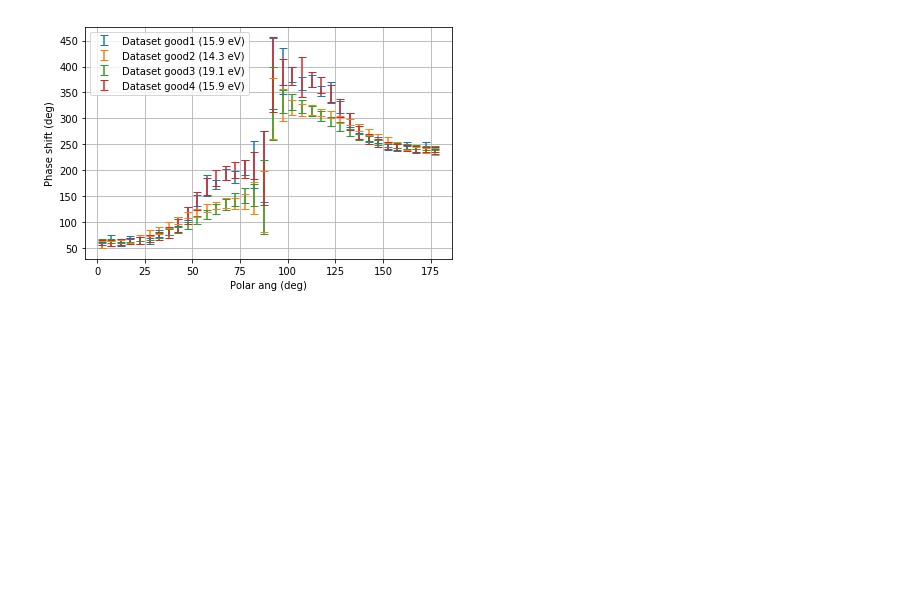
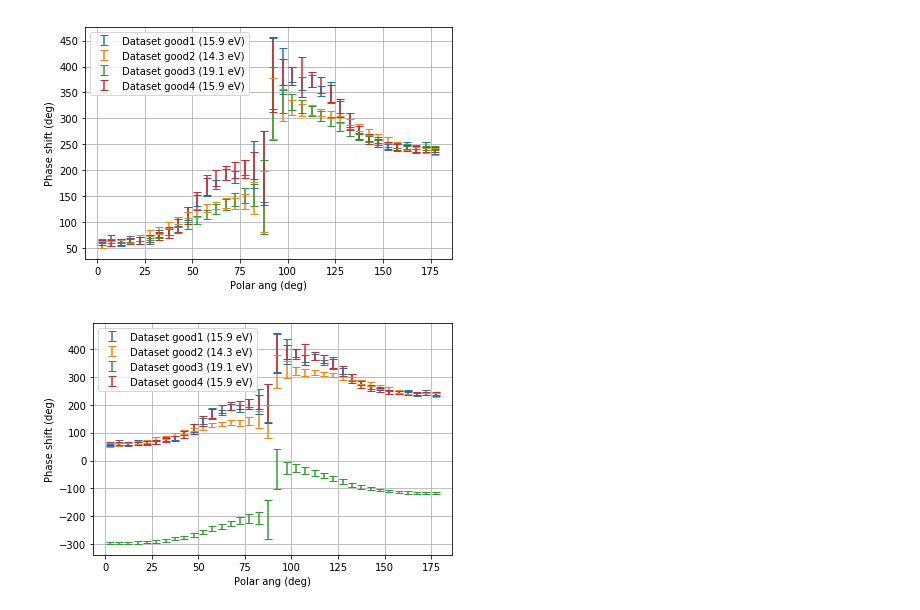
Before and after one commit to DaehyunPY/FERMI20144077, a Jupyter notebook: Notebooks/Ne phase shift diffs - Measured.ipynb, the cells around one changed output. Cells and saved outputs as stored; diff of their text form; code cells hidden in the pictures; blank space fills up the shorter version.

```diff
--- a/Notebooks/Ne phase shift diffs - Measured.ipynb
+++ b/Notebooks/Ne phase shift diffs - Measured.ipynb
@@ -86,6 +86,42 @@ plt.tight_layout()
 plt.show()
 # %% [output]
 [figure]
+# %%
+data = (
+    pd
+    .read_excel("Data/Ne phase shift diffs.xlsx", sheet_name="Measured")
+    .set_index(["Dataset", "Polar ang fr (deg)"], drop=False)
+    .rename(columns={"Unwrapped (rad)": "Phase shift (rad)",
+                     "Phase shift diff err (rad)": "Phase shift err (rad)"})
+)
+data.head()
+
+
+colors = [
+    '#1f77b4', '#ff7f0e', '#2ca02c', '#d62728', '#9467bd',
+    '#8c564b', '#e377c2', '#7f7f7f', '#bcbd22', '#17becf',
+]
+
+plt.figure()
+plt.xlabel("Polar ang (deg)")
+plt.ylabel("Phase shift (deg)")
+for k, c in zip(["good1", "good2", "good3", "good4"], colors):
+    sliced = data.loc[k, :]
+    dx = sliced.index[1] - sliced.index[0]
+    plt.errorbar(
+        (sliced["Polar ang fr (deg)"] + sliced["Polar ang to (deg)"]) / 2,
+        sliced["Phase shift (rad)"] / np.pi * 180,
+        sliced["Phase shift err (rad)"] / np.pi * 180,
+        capsize=4,
+        fmt=" ",
+        label="Dataset {} ({} eV)".format(k, sliced["Photon energy (eV)"].iloc[0]),
+    )
+plt.legend()
+plt.grid(True)
+plt.tight_layout()
+plt.show()
+# %% [output]
+[figure, added]
 # %%
 def _average(df: pd.DataFrame) -> pd.Series:
     w = 1 / df["Phase shift err (rad)"] ** 2
```
Also changed, not shown: parts of 4 cells of this notebook, 15 other files.
